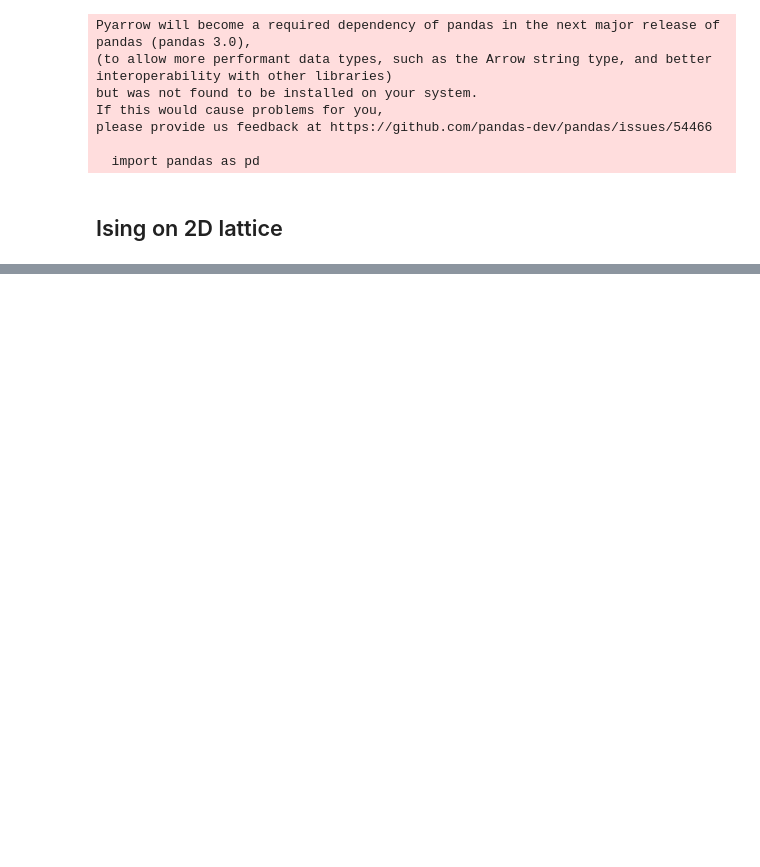
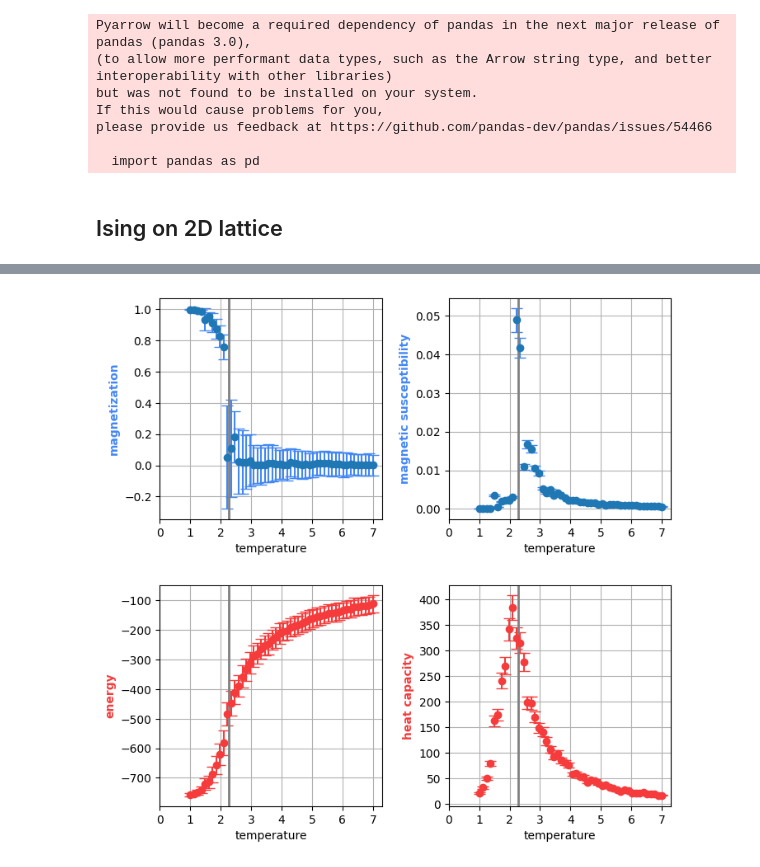
Before and after one commit to miriamzara/ComplexNet_project, a Jupyter notebook: project_01/metropolis.ipynb, the cells around one changed output, grey strips where cells are left out. Drawn from its saved outputs; the diff is of its cells as text; code cells hidden in the pictures; blank space fills up the shorter version.

```diff
--- a/project_01/metropolis.ipynb
+++ b/project_01/metropolis.ipynb
@@ -147,0 +215,9 @@ ax.plot(df['n_step'], df['average_magnetization'])
+# %%
+n_linear = 20
+N = n_linear ** 2
+G = create_square_lattice(n_linear)
+a = get_dense_adj_matrix(G)
+T_i = 1
+T_f = 7
+t_points = 50
+df = simulate_ising(a, T_i, T_f, t_points=t_points, equilibration_steps=500, sweep_steps=500)
@@ -147,0 +242,39 @@ ax.plot(df['n_step'], df['average_magnetization'])
+# %%
+df.to_csv("outputs_csv/2d_scaling.csv")
+fig, ((ax1, ax2), (ax3, ax4)) = plt.subplots(2,2, figsize = (8, 8))
+plt.subplots_adjust(wspace = 0.3, hspace = 0.3)
+
+ax1.errorbar(df['temperature'], df['abs_magnetization'], yerr = df['std_magnetization'], fmt='o', ecolor=my_blue, capsize=5)
+ax1.set_xlabel("temperature")
+ax1.set_xticks(np.arange(0, 8))
+ax1.set_xticklabels(np.arange(0, 8), fontsize = 10)
+ax1.axvline(x = theoretical_critical_temperature, color='grey', linestyle='-', linewidth=2)
+ax1.set_ylabel("magnetization", color = my_blue, fontweight='bold')
+ax1.grid()
+
+ax2.errorbar(df['temperature'], df['susceptibility'], yerr = df['std_susceptibility'], fmt='o', ecolor=my_blue, capsize=5)
+ax2.set_xlabel("temperature")
+ax2.set_xticks(np.arange(0, 8))
+ax2.set_xticklabels(np.arange(0, 8), fontsize = 10)
+ax2.axvline(x = theoretical_critical_temperature, color='grey', linestyle='-', linewidth=2)
+ax2.set_ylabel("magnetic susceptibility", color = my_blue, fontweight='bold')
+ax2.grid()
+
+ax3.errorbar(df['temperature'], df['energy'], yerr = df['std_energy'], fmt='o', color = my_red, ecolor=my_red, capsize=5)
+ax3.set_xlabel("temperature")
+ax3.set_xticks(np.arange(0, 8))
+ax3.set_xticklabels(np.arange(0, 8), fontsize = 10)
+ax3.axvline(x = theoretical_critical_temperature, color='grey', linestyle='-', linewidth=2)
+ax3.set_ylabel("energy", color = my_red, fontweight='bold')
+ax3.grid()
+
+ax4.errorbar(df['temperature'], df['heat'], yerr = df['std_heat'], fmt='o', color = my_red, ecolor= my_red, capsize=5)
+ax4.set_xlabel("temperature")
+ax4.set_xticks(np.arange(0, 8))
+ax4.set_xticklabels(np.arange(0, 8), fontsize = 10)
+ax4.axvline(x = theoretical_critical_temperature, color='grey', linestyle='-', linewidth=2)
+ax4.set_ylabel("heat capacity", color = my_red, fontweight='bold')
+ax4.grid()
+plt.savefig("figures/2d_scaling.pdf")
+# %% [output]
+[figure, added]
```
Also changed, not shown: parts of 10 cells of this notebook, 28 other files.
